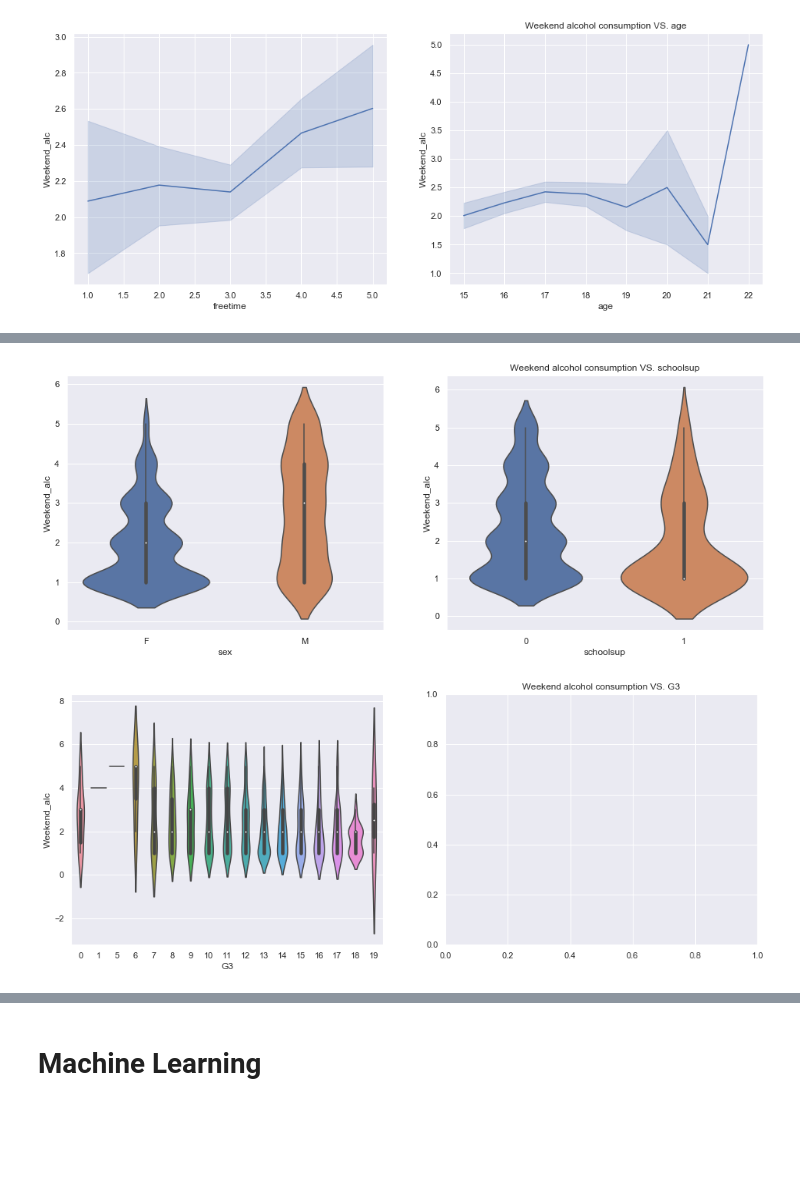
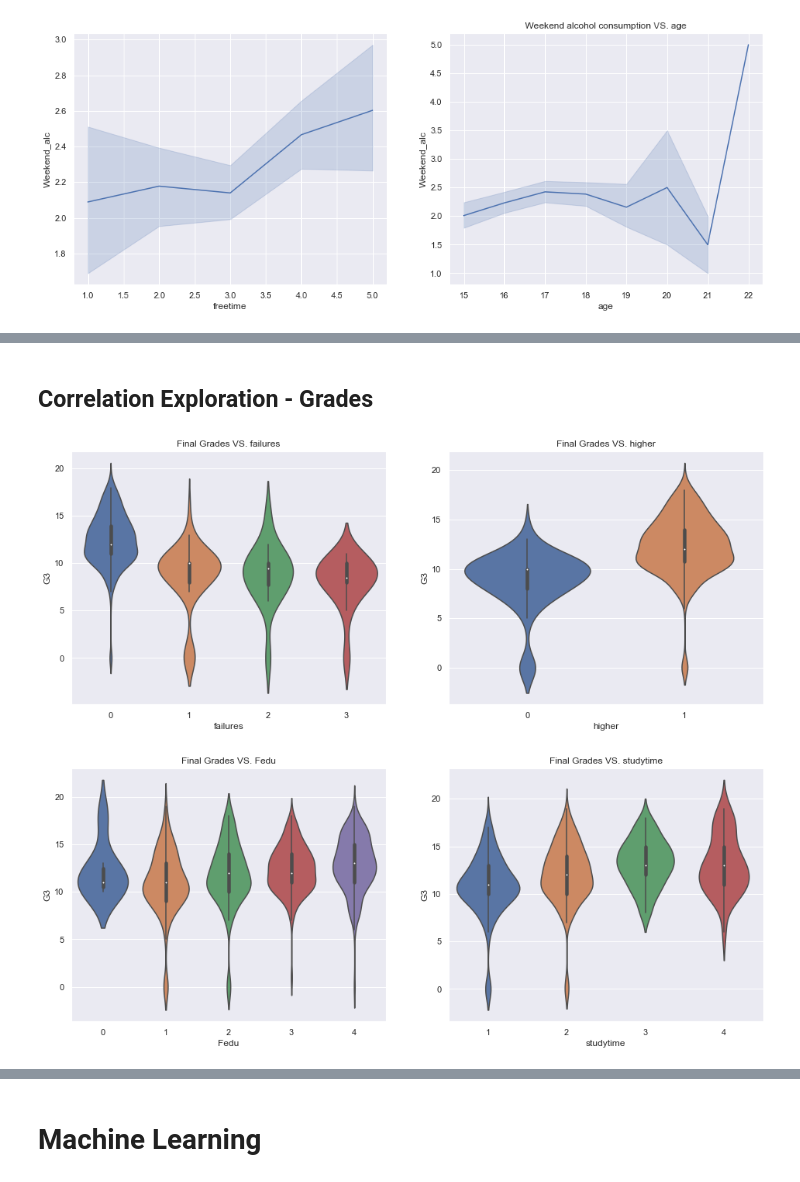
Before and after one commit to natanoliff/natanoliff.github.io, a Jupyter notebook: Alcohol_Consumption.ipynb, the cells around one changed output, grey strips where cells are left out. Saved outputs shown, nothing was run; the diff lists cells and outputs as text; code cells hidden in the pictures; blank space fills up the shorter version.

```diff
--- a/Alcohol_Consumption.ipynb
+++ b/Alcohol_Consumption.ipynb
@@ -179,3 +185,15 @@ for col in ['freetime','age']:
     i+=1
 # %% [output]
 [figure]
+# %%
+i=0
+_ , ax = plt.subplots(1,2, figsize=(16,6))
+for col in ['sex','schoolsup','G3']:
+    x = col
+    y = data.Weekend_alc
+    if i != 2 :
+        sns.violinplot(x=data[x], y=y, ax = ax[i]).set_title("Weekend alcohol consumption VS. " + col)
+    else :
+        _ , ax = plt.subplots(figsize=(16,6))
+        sns.violinplot(x=data[x], y=y).set_title("Weekend alcohol consumption VS. " + col)
+    i+=1
@@ -182,23 +203,18 @@ for col in ['freetime','age']:
+# %% [markdown]
+## Correlation Exploration - Grades
 # %%
-i=0
-time = 0
+i = 0
+check = True
 _ , ax = plt.subplots(1,2, figsize=(16,6))
-for col in ['sex','schoolsup','G3']:
+for col in ['failures','higher','Fedu','studytime']:
     x = col
-    y = data.Weekend_alc
-    plt.title("Weekend alcohol consumption VS. " + col)
-    if time != 3 :
-        sns.violinplot(x=data[x], y=y, ax = ax[i])
-    else :
-        sns.violinplot(x=data[x], y=y)
+    y = data.G3
+    sns.violinplot(x=data[x], y=y, ax=ax[i]).set_title("Final Grades VS. " + col)
     i+=1
-    if i == 2 :
-        if time < 2 :
-            _ , ax = plt.subplots(1,2, figsize=(16,6))
-        else :
-            _ , ax = plt.subplots(figsize=(16,6))
+    if i == 2 and check:
+        _ , ax = plt.subplots(1,2, figsize=(16,6))
         i = 0
-        time+=1
+        check = False
 # %% [output]
-[figure, old version]
+[figure, new version]
-[figure, old version]
+[figure, new version]
```
Also changed, not shown: parts of 41 cells of this notebook.
